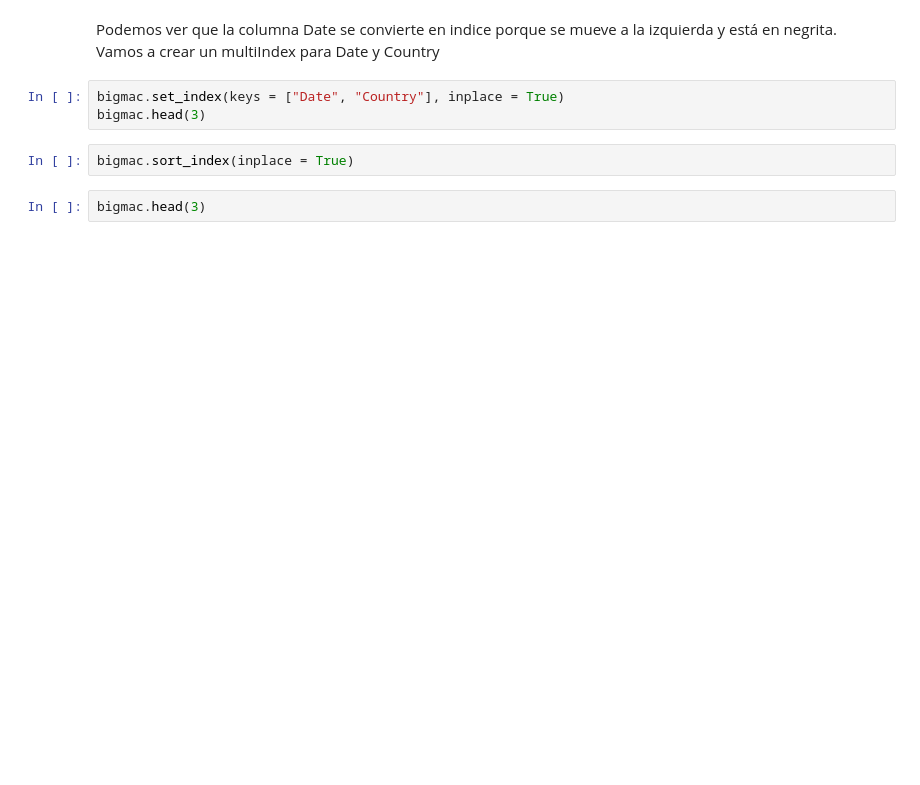
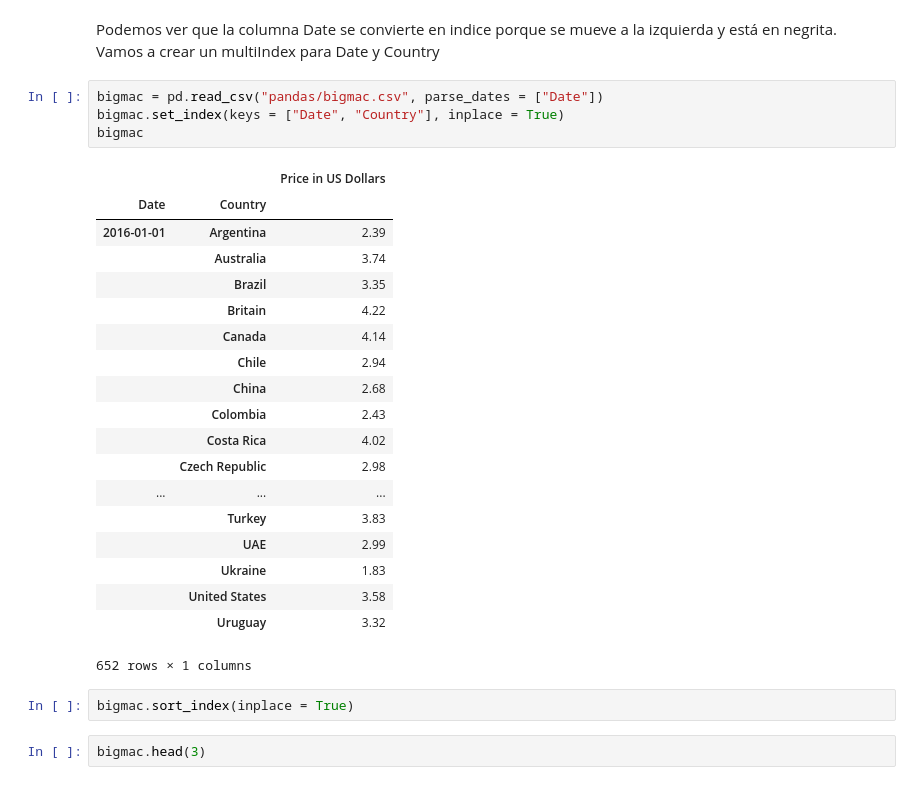
Before and after one commit to internetmosquito/python_data_science_master_unav, a Jupyter notebook: master_notebooks/parte2/2018_BIG_DATA_UNAV_Pandas_Multiindex.ipynb, the cells around one changed output. Saved outputs shown, nothing was run; the diff lists cells and outputs as text; blank space fills up the shorter version.

```diff
--- a/master_notebooks/parte2/2018_BIG_DATA_UNAV_Pandas_Multiindex.ipynb
+++ b/master_notebooks/parte2/2018_BIG_DATA_UNAV_Pandas_Multiindex.ipynb
@@ -52,8 +82,29 @@ dates.head(3)
 # %% [markdown]
 Podemos ver que la columna Date se convierte en indice porque se mueve a la izquierda y está en negrita. Vamos a crear un multiIndex para Date y Country
 # %%
+bigmac = pd.read_csv("pandas/bigmac.csv", parse_dates = ["Date"])
 bigmac.set_index(keys = ["Date", "Country"], inplace = True)
-bigmac.head(3)
+bigmac
+# %% [output]
+|  |  | Price in US Dollars |
+| Date | Country |  |
+| 2016-01-01 | Argentina | 2.39 |
+|  | Australia | 3.74 |
+|  | Brazil | 3.35 |
+|  | Britain | 4.22 |
+|  | Canada | 4.14 |
+|  | Chile | 2.94 |
+|  | China | 2.68 |
+|  | Colombia | 2.43 |
+|  | Costa Rica | 4.02 |
+|  | Czech Republic | 2.98 |
+| ... | ... | ... |
+|  | Turkey | 3.83 |
+|  | UAE | 2.99 |
+|  | Ukraine | 1.83 |
+|  | United States | 3.58 |
+|  | Uruguay | 3.32 |
+652 rows × 1 columns
 # %%
 bigmac.sort_index(inplace = True)
 # %%
```
Also changed, not shown: parts of 32 cells of this notebook, 3 other files.
